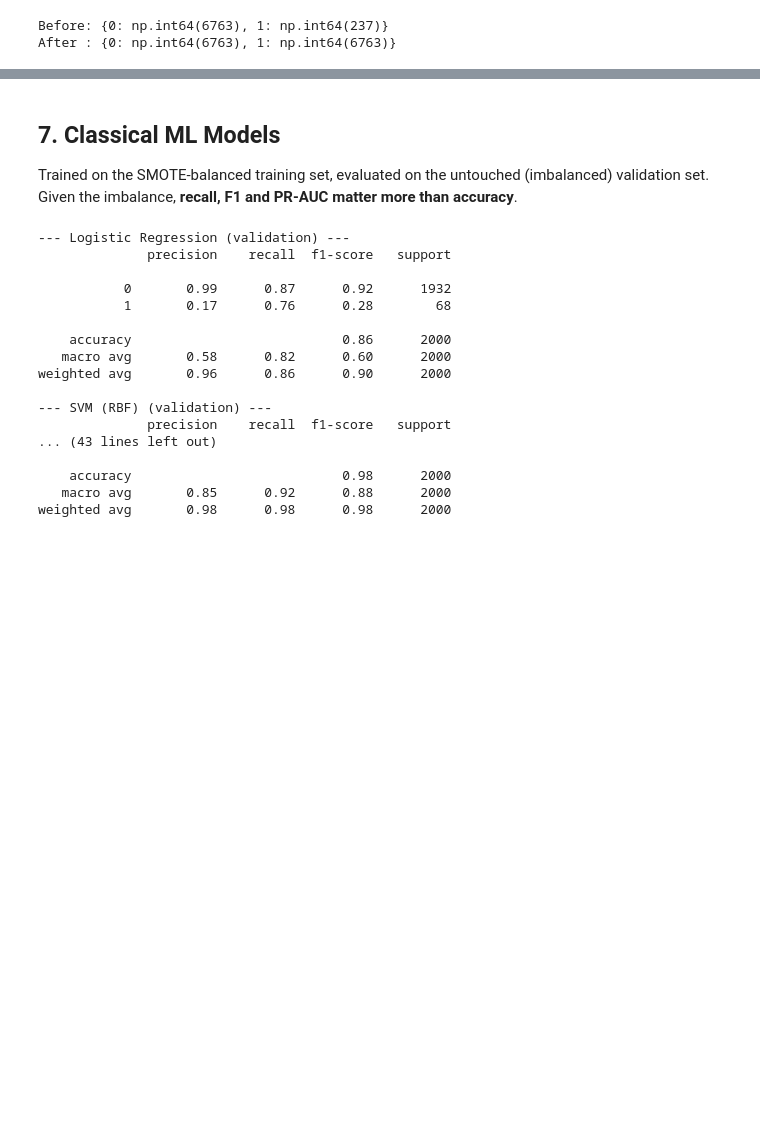
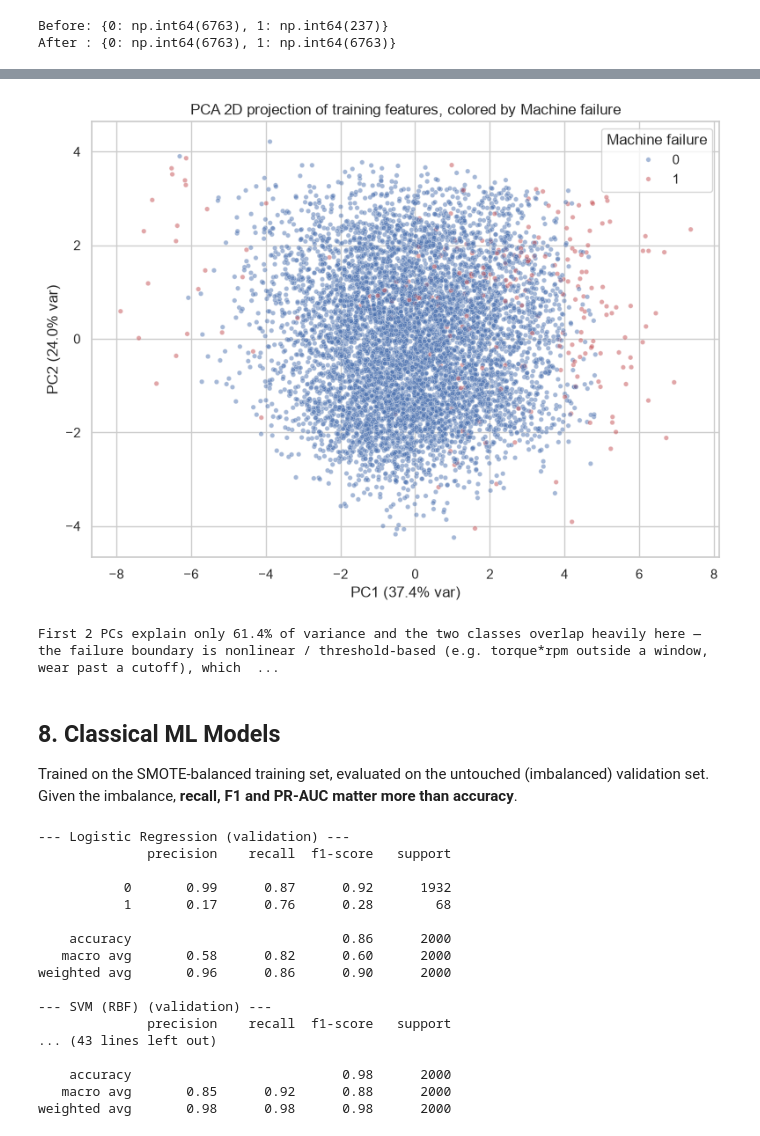
Before and after one commit to kowshik24/glowing-broccoli, a Jupyter notebook: notebooks/Exploratory-Data-Analysis.ipynb, the cells around one changed output, grey strips where cells are left out. Saved outputs shown, nothing was run; the diff lists cells and outputs as text; code cells hidden in the pictures; blank space fills up the shorter version.

Commit message:
PCA + Hyperparameter Tuning + Threshold Tuning

```diff
--- a/notebooks/Exploratory-Data-Analysis.ipynb
+++ b/notebooks/Exploratory-Data-Analysis.ipynb
@@ -440,5 +472,26 @@ After : {0: np.int64(6763), 1: np.int64(6763)}
+# %%
+pca_2d = PCA(n_components=2, random_state=RANDOM_STATE)
+X_train_pca2 = pca_2d.fit_transform(X_train_proc)
+
+fig, ax = plt.subplots(figsize=(8, 6))
+sns.scatterplot(x=X_train_pca2[:, 0], y=X_train_pca2[:, 1], hue=y_train.values,
+                 palette=['#4C72B0', '#C44E52'], alpha=0.5, s=15, ax=ax)
+ax.set_xlabel(f'PC1 ({pca_2d.explained_variance_ratio_[0]*100:.1f}% var)')
+ax.set_ylabel(f'PC2 ({pca_2d.explained_variance_ratio_[1]*100:.1f}% var)')
+ax.set_title('PCA 2D projection of training features, colored by Machine failure')
+ax.legend(title='Machine failure')
+plt.tight_layout()
+plt.show()
+
+print(f'First 2 PCs explain only {pca_2d.explained_variance_ratio_.sum()*100:.1f}% of variance and the '
+      'two classes overlap heavily here — the failure boundary is nonlinear / threshold-based '
+      '(e.g. torque*rpm outside a window, wear past a cutoff), which is why linear models '
+      '(Logistic Regression) underperform tree-based models below.')
+# %% [output]
+[figure, added]
+First 2 PCs explain only 61.4% of variance and the two classes overlap heavily here — the failure boundary is nonlinear / threshold-based (e.g. torque*rpm outside a window, wear past a cutoff), which  ...
 # %% [markdown]
-## 7. Classical ML Models
+## 8. Classical ML Models
 
 Trained on the SMOTE-balanced training set, evaluated on the untouched (imbalanced) validation
 set. Given the imbalance, **recall, F1 and PR-AUC matter more than accuracy**.
```
Also changed, not shown: parts of 18 cells of this notebook.
